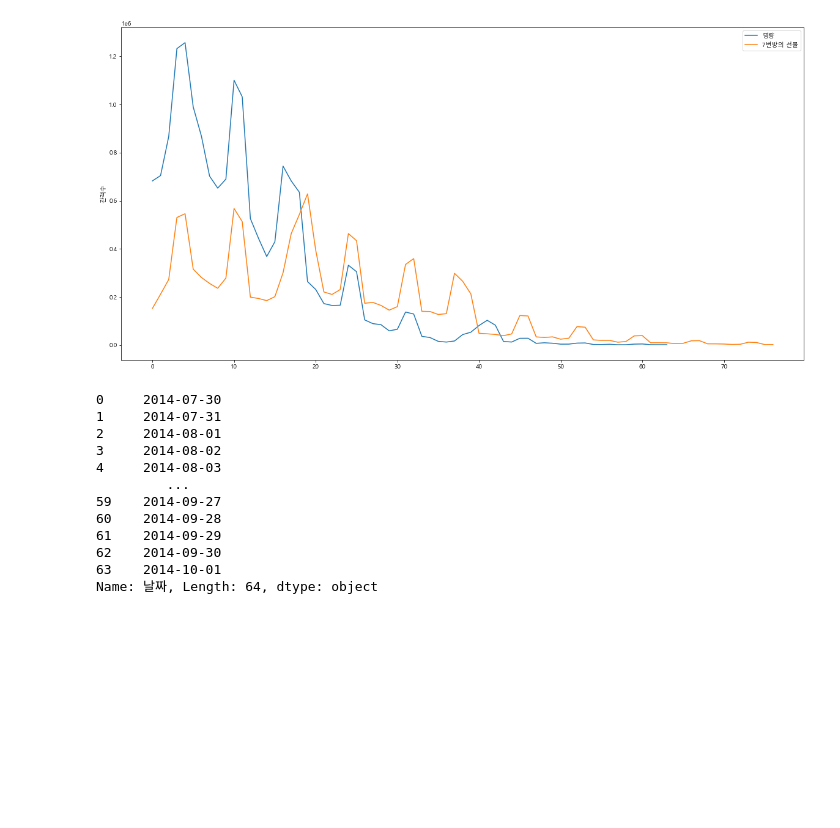
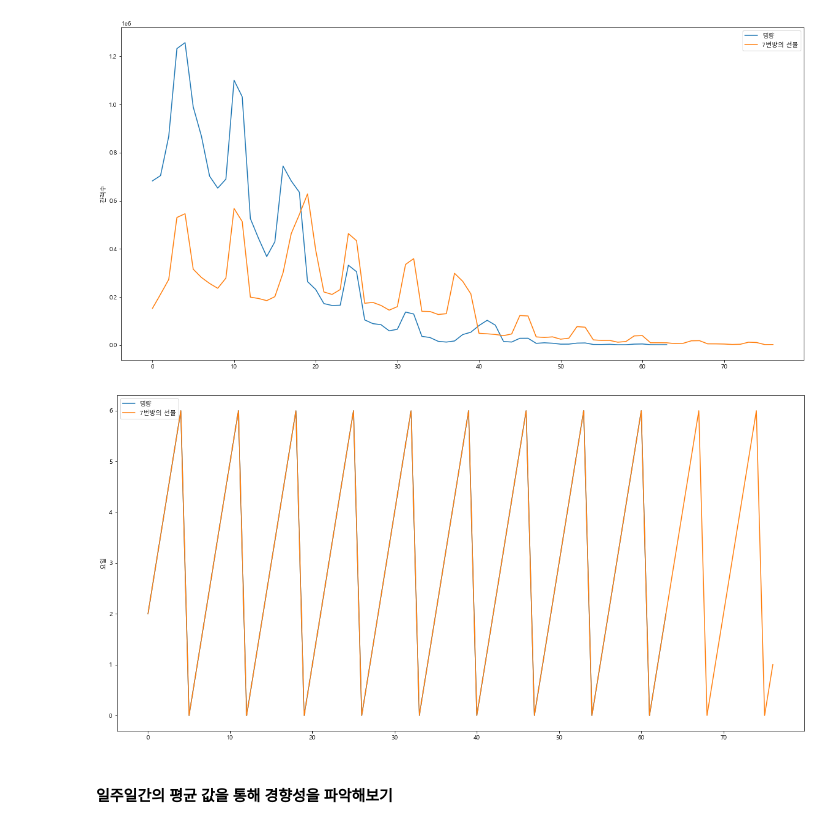
Before and after one commit to HyeogDo/korean_movie, a Jupyter notebook: MR_vs_M7.ipynb, the cells around one changed output. Saved outputs shown, nothing was run; the diff lists cells and outputs as text; code cells hidden in the pictures; blank space fills up the shorter version.

```diff
--- a/MR_vs_M7.ipynb
+++ b/MR_vs_M7.ipynb
@@ -176,16 +181,16 @@ for col in ["매출액증감(전일대비)", "관객수증감(전일대비)"]:
 # %% [markdown]
 ## EDA
 # %%
-def lineplotting(column):
+def lineplotting(column, df1=mr, df2=m7):
     plt.rcParams['font.family'] = 'Malgun Gothic'
     fig = plt.figure(figsize=(20,10))
     ax1 = fig.add_subplot(1,1,1)
 
     # sns.scatterplot(mr.index,mr[column], ax=ax1)
-    sns.lineplot(mr.index, mr[column], ax = ax1, markers=".")
+    sns.lineplot(df1.index, df1[column], ax = ax1, markers=".")
 
     # sns.scatterplot(m7.index,m7[column], ax=ax1)
-    sns.lineplot(m7.index, m7[column], ax = ax1, markers=True)
+    sns.lineplot(df2.index, df2[column], ax = ax1, markers=True)
 
     plt.legend(["명량", "7번방의 선물"])
     plt.show()
@@ -257,18 +262,3 @@ lineplotting("최대누적관객수비율")
 lineplotting("관객수")
 # %% [output]
 [figure]
-# %%
-mr["날짜"]
-# %% [output]
-0     2014-07-30
-1     2014-07-31
-2     2014-08-01
-3     2014-08-02
-4     2014-08-03
-         ...
-59    2014-09-27
-60    2014-09-28
-61    2014-09-29
-62    2014-09-30
-63    2014-10-01
-Name: 날짜, Length: 64, dtype: object
@@ -274,0 +276,6 @@ Name: 날짜, Length: 64, dtype: object
+# %%
+lineplotting("요일")
+# %% [output]
+[figure, added]
+# %% [markdown]
+#### 일주일간의 평균 값을 통해 경향성을 파악해보기
```
Also changed, not shown: parts of 9 cells of this notebook.
